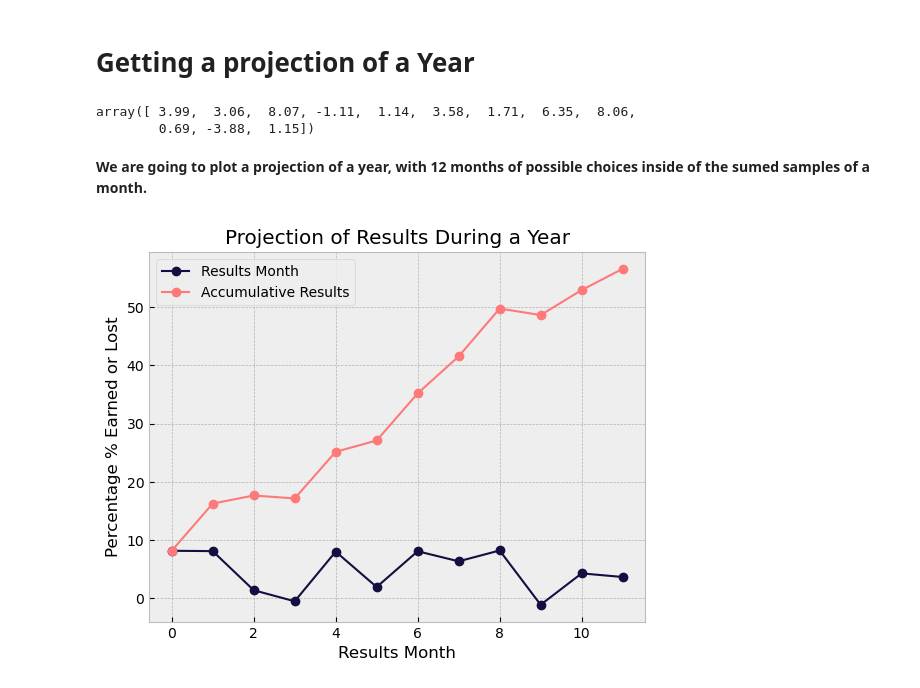
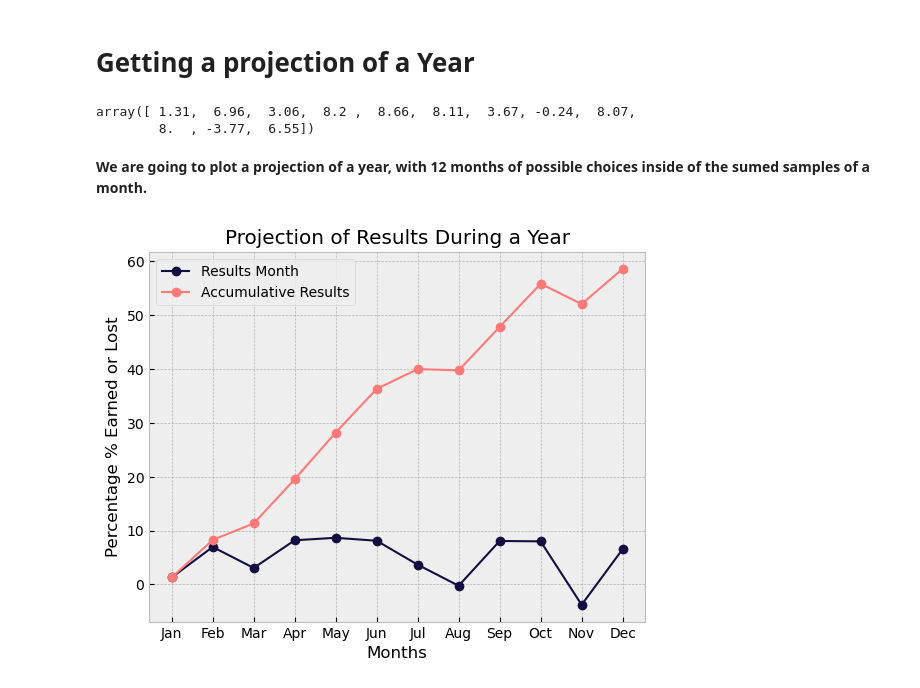
Before and after one commit to exio78/Data-Analysis, a Jupyter notebook: Probability/trading_roadmap/trading_projection_part_I.ipynb, the cells around one changed output. Drawn from its saved outputs; the diff is of its cells as text; code cells hidden in the pictures.

```diff
--- a/Probability/trading_roadmap/trading_projection_part_I.ipynb
+++ b/Probability/trading_roadmap/trading_projection_part_I.ipynb
@@ -473,24 +473,25 @@ round(lenght_less_8 / lenght_total, 2) # this is (1 - p) of getting +8% per mont
 # Getting a projection of a Year
 # %%
 sumed_samples = np.array(sumed_samples)
-# %%
-np.random.choice(sumed_samples, 12) # we are going to select randomly 12 months
-# %% [output]
-array([ 3.99,  3.06,  8.07, -1.11,  1.14,  3.58,  1.71,  6.35,  8.06,
-        0.69, -3.88,  1.15])
 # %%
-year = np.random.choice(sumed_samples, 12)
+year = np.random.choice(sumed_samples, 12) # we are going to select randomly 12 months
+year
+# %% [output]
+array([ 1.31,  6.96,  3.06,  8.2 ,  8.66,  8.11,  3.67, -0.24,  8.07,
+        8.  , -3.77,  6.55])
 # %% [markdown]
 **We are going to plot a projection of a year, with 12 months of possible choices inside of the sumed samples of a month.**
 # %%
 year_accumulative = list(itertools.accumulate(year)) # here we use the ogive data, the accumulative results
+# %%
+months = ["Jan", "Feb", "Mar", "Apr", "May", "Jun", "Jul", "Aug", "Sep", "Oct", "Nov", "Dec"]
 # %%
-plt.plot(year, marker = "o", color = "#130f40", linewidth = 1.5, label = "Results Month")
+plt.plot(months, year, marker = "o", color = "#130f40", linewidth = 1.5, label = "Results Month")
 plt.plot(year_accumulative, marker = "o", color = "#ff7979", linewidth = 1.5, label = "Accumulative Results")
 plt.title("Projection of Results During a Year")
-plt.xlabel("Results Month")
+plt.xlabel("Months")
 plt.ylabel("Percentage % Earned or Lost")
 plt.legend()
 plt.show()
 # %% [output]
-[figure, old version]
+[figure, new version]
```
